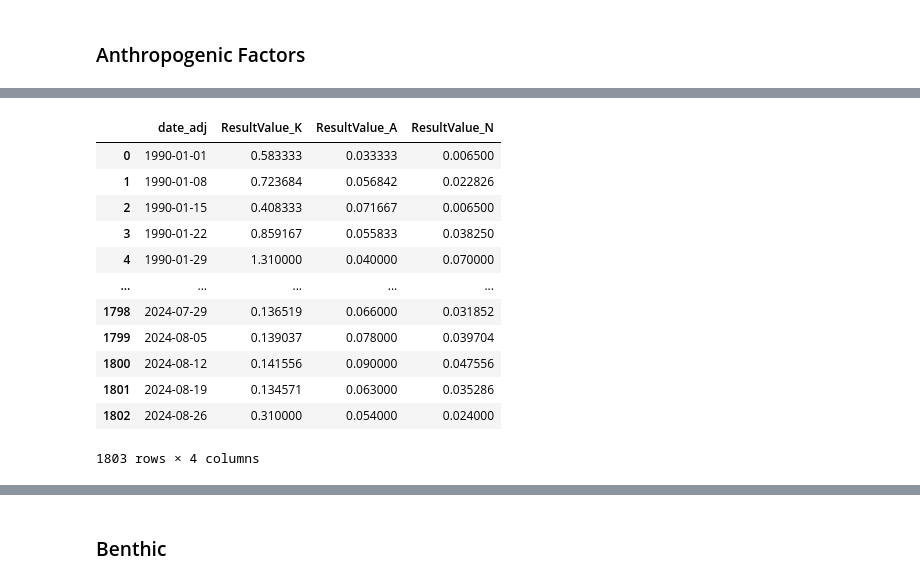
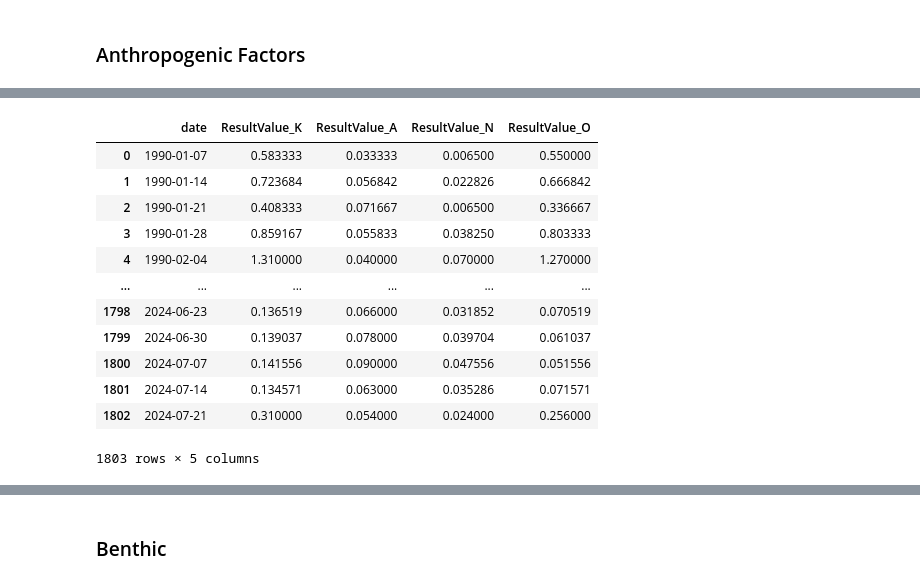
Before and after one commit to aiaxmaior/Tampa_Apollo_AnthropogenicIndex, a Jupyter notebook: notebooks/Final_A.P.Index_RNN_FINAL.ipynb, the cells around one changed output, grey strips where cells are left out. Drawn from its saved outputs; the diff is of its cells as text; code cells hidden in the pictures.

```diff
--- a/notebooks/Final_A.P.Index_RNN_FINAL.ipynb
+++ b/notebooks/Final_A.P.Index_RNN_FINAL.ipynb
@@ -1032,17 +1069,20 @@ Nit_final=pd.read_csv('NIT_FINAL.csv')
 # %%
-VAR_data
+# "VAR DATA" are just the cleaned data for each individual compound in mg/L.
+ncompounds=VAR_data
-# %% [output]
-|  | date_adj | ResultValue_K | ResultValue_A | ResultValue_N |
-| 0 | 1990-01-01 | 0.583333 | 0.033333 | 0.006500 |
-| 1 | 1990-01-08 | 0.723684 | 0.056842 | 0.022826 |
-| 2 | 1990-01-15 | 0.408333 | 0.071667 | 0.006500 |
-| 3 | 1990-01-22 | 0.859167 | 0.055833 | 0.038250 |
-| 4 | 1990-01-29 | 1.310000 | 0.040000 | 0.070000 |
-| ... | ... | ... | ... | ... |
-| 1798 | 2024-07-29 | 0.136519 | 0.066000 | 0.031852 |
-| 1799 | 2024-08-05 | 0.139037 | 0.078000 | 0.039704 |
-| 1800 | 2024-08-12 | 0.141556 | 0.090000 | 0.047556 |
-| 1801 | 2024-08-19 | 0.134571 | 0.063000 | 0.035286 |
-| 1802 | 2024-08-26 | 0.310000 | 0.054000 | 0.024000 |
-1803 rows × 4 columns
+# %%
+ncompounds
+# %% [output]
+|  | date | ResultValue_K | ResultValue_A | ResultValue_N | ResultValue_O |
+| 0 | 1990-01-07 | 0.583333 | 0.033333 | 0.006500 | 0.550000 |
+| 1 | 1990-01-14 | 0.723684 | 0.056842 | 0.022826 | 0.666842 |
+| 2 | 1990-01-21 | 0.408333 | 0.071667 | 0.006500 | 0.336667 |
+| 3 | 1990-01-28 | 0.859167 | 0.055833 | 0.038250 | 0.803333 |
+| 4 | 1990-02-04 | 1.310000 | 0.040000 | 0.070000 | 1.270000 |
+| ... | ... | ... | ... | ... | ... |
+| 1798 | 2024-06-23 | 0.136519 | 0.066000 | 0.031852 | 0.070519 |
+| 1799 | 2024-06-30 | 0.139037 | 0.078000 | 0.039704 | 0.061037 |
+| 1800 | 2024-07-07 | 0.141556 | 0.090000 | 0.047556 | 0.051556 |
+| 1801 | 2024-07-14 | 0.134571 | 0.063000 | 0.035286 | 0.071571 |
+| 1802 | 2024-07-21 | 0.310000 | 0.054000 | 0.024000 | 0.256000 |
+1803 rows × 5 columns
 # %%
```
Also changed, not shown: parts of 60 cells of this notebook, 1 other file.
